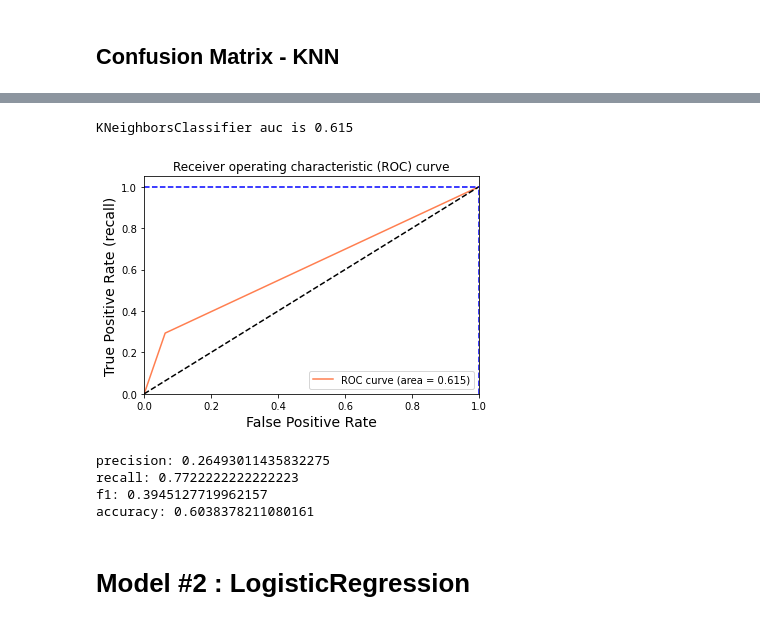
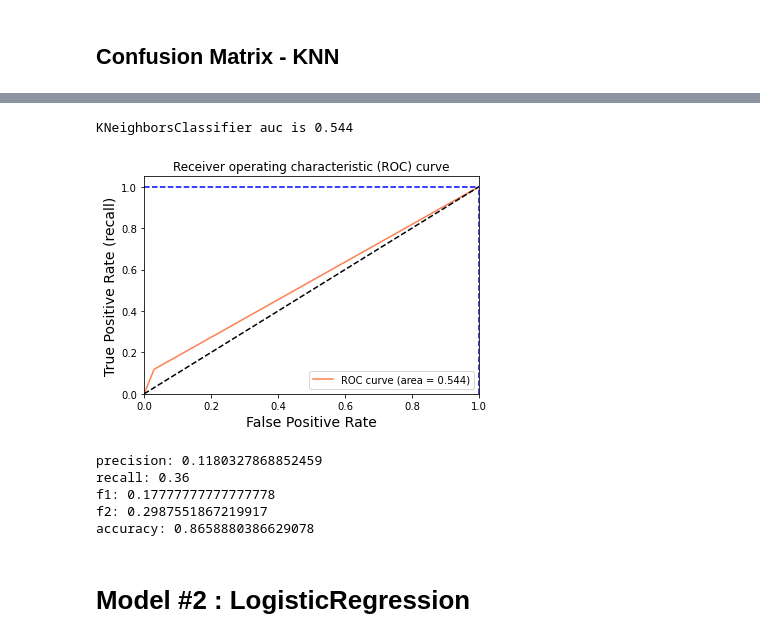
Before and after one commit to royofer123/ml_project, a Jupyter notebook: ml_project.ipynb, the cells around one changed output, grey strips where cells are left out. Cells and saved outputs as stored; diff of their text form; code cells hidden in the pictures.

Commit message:
croos valid & hyper parameters

```diff
--- a/ml_project.ipynb
+++ b/ml_project.ipynb
@@ -588,10 +588,7 @@ print(X_train.shape)
 from sklearn.utils import resample
 df_1 = sample_df[sample_df.corona_result==1]
 df_2 = sample_df[sample_df.corona_result==0]
-df_1_upsampled = resample(df_1,
-                                 replace=True,
-                                 n_samples=10721,
-                                 random_state=1)
+df_1_upsampled = resample(df_1, replace=True,n_samples=10718,random_state=1)
 df_upsampled = pd.concat([df_1_upsampled, df_2])
 df_upsampled.corona_result.value_counts()
 # %% [output]
@@ -601,7 +598,7 @@ Name: corona_result, dtype: int64
 # %%
 X = df_upsampled.drop(columns=['corona_result'])
 Y =df_upsampled['corona_result']
-X_train, X_test, y_train, y_test = train_test_split(X, Y, test_size=0.15, random_state = 7)
+X_train, X_test, y_train, y_test = train_test_split(X, Y, test_size=0.20, random_state = 7)
 # %%
 dummy_clf = DummyClassifier(strategy="most_frequent")
 dummy_clf.fit(X, Y)
@@ -657,6 +680,5 @@ Text(0, 0.5, 'Testing Accuracy')
 # %%
-best_k = KNeighborsClassifier(n_neighbors=25, metric='euclidean', weights='distance')
-best_model.fit(X_train,y_train)
-prediction=best_model.predict(X_test)
-print("Accuracy:",metrics.accuracy_score(prediction,y_test))
+grid_params = { 'n_neighbors' : [5,7,9,11,13,15], 'weights' : ['uniform','distance'],'metric' : ['minkowski','euclidean','manhattan']}
+gs = GridSearchCV(KNeighborsClassifier(), grid_params, verbose = 1, cv=3, n_jobs = -1)
+g_res = gs.fit(X_train, y_train)
 # %% [output]
@@ -663,0 +694,6 @@ NameError: name 'best_model' is not defined
+# %%
+knn = KNeighborsClassifier(n_neighbors = 11, weights = 'uniform',algorithm = 'brute',metric = 'minkowski')
+knn.fit(X_train, y_train)
+prediction=model.predict(X_test)
+print("Accuracy:",metrics.accuracy_score(prediction,y_test))
+confusion_matrix=metrics.confusion_matrix(prediction,y_test)
@@ -674,38 +712,40 @@ cmd.plot()
 # %%
+[fpr, tpr, thr] = roc_curve(y_test, prediction)
+idx = np.min(np.where(tpr > 0.95)) # index of the first threshold for which the sensibility > 0.95
+
 plt.figure()
 plt.plot(fpr, tpr, color='coral', label='ROC curve (area = %0.3f)' % auc(fpr, tpr))
 plt.plot([0, 1], [0, 1], 'k--')
 plt.plot([0,fpr[idx]], [tpr[idx],tpr[idx]], 'k--', color='blue')
 plt.plot([fpr[idx],fpr[idx]], [0,tpr[idx]], 'k--', color='blue')
 print(knn.__class__.__name__+" auc is %2.3f" % auc(fpr, tpr))
 plt.xlim([0.0, 1.0])
 plt.ylim([0.0, 1.05])
 plt.xlabel('False Positive Rate', fontsize=14)
 plt.ylabel('True Positive Rate (recall)', fontsize=14)
 plt.title('Receiver operating characteristic (ROC) curve')
 plt.legend(loc="lower right")
 
 plt.show()
 # %% [output]
-KNeighborsClassifier auc is 0.615
+KNeighborsClassifier auc is 0.544
-[figure, old version]
+[figure, new version]
 # %%
 knn_prec = precision_score(prediction,y_test)
 print('precision:',knn_prec)
-
 knn_recall = recall_score(prediction,y_test)
 print('recall:',knn_recall)
-
 knn_f1 = f1_score(prediction,y_test)
 print('f1:',knn_f1)
-
 knn_acc = accuracy_score(prediction,y_test)
+print("f2:",metrics.fbeta_score(prediction, y_test, beta=3))
 print('accuracy:',knn_acc)
 # %% [output]
-precision: 0.26493011435832275
-recall: 0.7722222222222223
-f1: 0.3945127719962157
-accuracy: 0.6038378211080161
+precision: 0.1180327868852459
+recall: 0.36
+f1: 0.17777777777777778
+f2: 0.2987551867219917
+accuracy: 0.8658880386629078
 # %% [markdown]
 # Model #2 : LogisticRegression
 # %%
```
Also changed, not shown: parts of 33 cells of this notebook.
